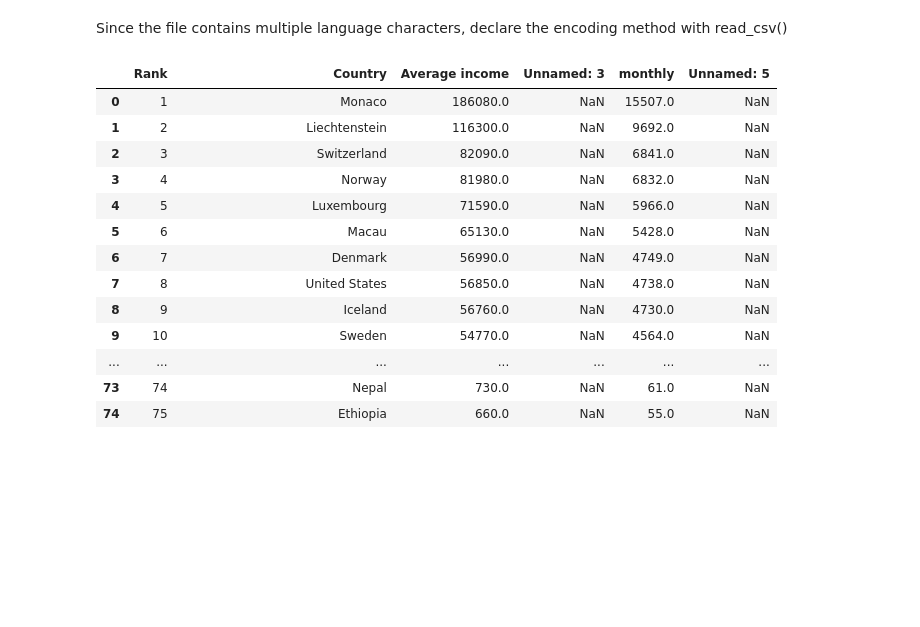
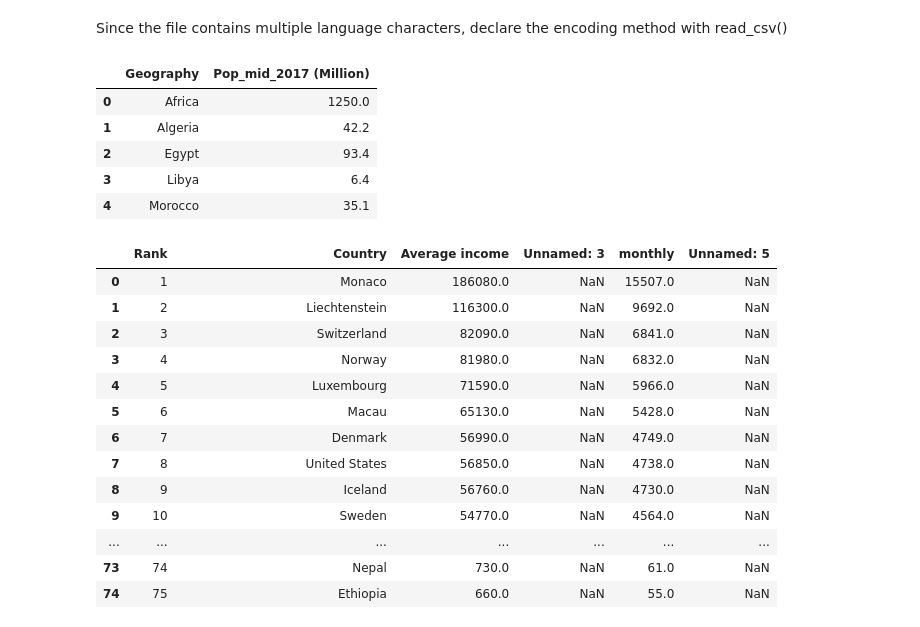
Before and after one commit to Savas21/Visualization_Project2, a Jupyter notebook: Jupyter/data_cleaning.ipynb, the cells around one changed output. Saved outputs shown, nothing was run; the diff lists cells and outputs as text; code cells hidden in the pictures; blank space fills up the shorter version.

```diff
--- a/Jupyter/data_cleaning.ipynb
+++ b/Jupyter/data_cleaning.ipynb
@@ -14,3 +16,12 @@ income_df = pd.DataFrame(income_raw)
+# %%
+pop_df.head()
+# %% [output]
+|  | Geography | Pop_mid_2017 (Million) |
+| 0 | Africa | 1250.0 |
+| 1 | Algeria | 42.2 |
+| 2 | Egypt | 93.4 |
+| 3 | Libya | 6.4 |
+| 4 | Morocco | 35.1 |
 # %%
 income_df
 # %% [output]
```
Also changed, not shown: parts of 17 cells of this notebook, 2 other files.
